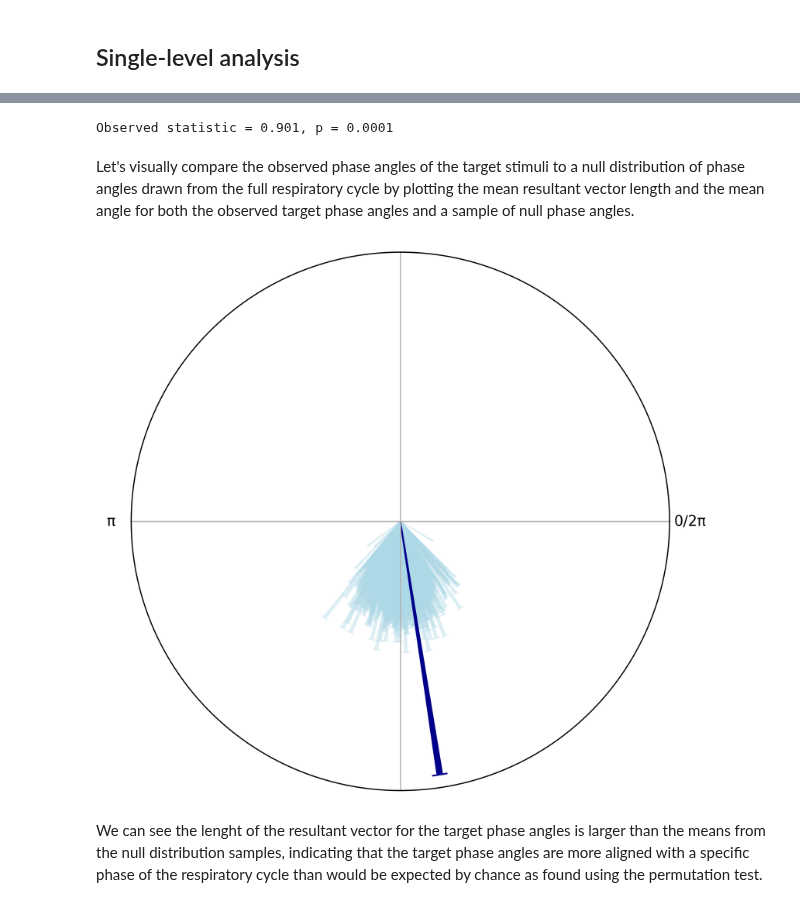
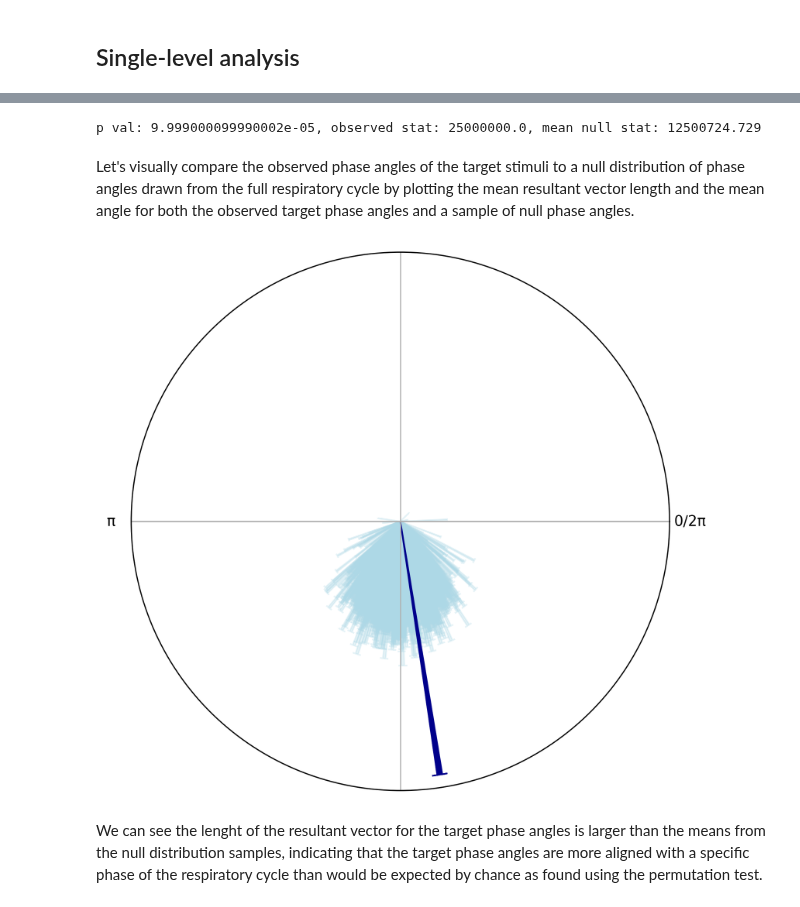
Before and after one commit to laurabpaulsen/pyriodic, a Jupyter notebook: docs_src/tutorials/04_permutation_against_null.ipynb, the cells around one changed output, grey strips where cells are left out. Drawn from its saved outputs; the diff is of its cells as text; code cells hidden in the pictures.

```diff
--- a/docs_src/tutorials/04_permutation_against_null.ipynb
+++ b/docs_src/tutorials/04_permutation_against_null.ipynb
@@ -27,9 +26,9 @@ file_path = data_path / f"participant_{subj_id}_preproc.pkl"
 with open(file_path, 'rb') as f:
             data = pickle.load(f)
 
-PA_events = data["phase_angle_events"]
+circ = data["circ"]
 PA = data["phase_angles"]
 
 
-print(type(PA_events), type(PA))
+print(type(circ), type(PA))
 # %% [output]
@@ -37,5 +36,10 @@ print(type(PA_events), type(PA))
 # %%
-PA_events.plot(
-    histogram=PA
-    )
+# lets generate a circular object with all the target events combined, and do a quick plot just to get an overview
+circ_target = circ["target"]
+
+plot = CircPlot(circ_target, group_by_labels=False)
+plot.add_circular_mean(label = "Mean phase angle of target events")
+plot.add_histogram(PA, label = "Distribution of all phase angles")
+plot.add_density(label = "Density of target events")
+plot.add_legend()
 # %% [output]
@@ -43,9 +46,0 @@ PA_events.plot(
-# %%
-# lets generate a circular object with all the target events combined, and do a quick plot just to get an overview
-circ_target = PA_events.to_circular(include="target")
-
-
-plot = CircPlot(circ_target, group_by_labels=False)
-plot.add_circular_mean(label = "Mean phase angle of target events")
-plot.add_histogram(PA, label = "Distribution of all phase angles")
-plot.add_legend()
@@ -77,29 +70,31 @@ This is implemented in the `permutation_test_against_null` function in Pyriodic.
 obs_stat, pval, null_samples = permutation_test_against_null(
     circ_target.data,
     PA,
-    n_null = 10000,
-    return_null_samples=True)
+    n_null = 5000,
+    n_permutations = 10000,
+    return_null_samples=True
+)
 # %% [output]
-Observed statistic = 0.901, p = 0.0001
+p val: 9.999000099990002e-05, observed stat: 25000000.0, mean null stat: 12500724.729
 # %% [markdown]
 Let's visually compare the observed phase angles of the target stimuli to a null distribution of phase angles drawn from the full respiratory cycle by plotting the mean resultant vector length and the mean angle for both the observed target phase angles and a sample of null phase angles.
 # %%
 # make a circular object with the null_samples for plotting
 circ_null = Circular.from_multiple(
-    [Circular(samp, labels=[i]*len(samp)) for i, samp in enumerate(null_samples[:1000, :])] # only plotting 1000 null samples for speed
+    [Circular(samp, labels=[i]*len(samp)) for i, samp in enumerate(null_samples)]
 )
 
 circplot_null = CircPlot(circ_null)
 circplot_null.add_circular_mean(color = "lightblue", alpha = 0.3)
 circplot_null.add_arrows(
     np.array([circ_target.mean()]),
     np.array([circ_target.r()]),
     color="darkblue"
 )
 
 plt.tight_layout()
 # %% [output]
-[figure, old version]
+[figure, new version]
 # %% [markdown]
 We can see the lenght of the resultant vector for the target phase angles is larger than the means from the null distribution samples, indicating that the target phase angles are more aligned with a specific phase of the respiratory cycle than would be expected by chance as found using the permutation test.
 # %% [markdown]
```
Also changed, not shown: parts of 9 cells of this notebook, 2 other files.
